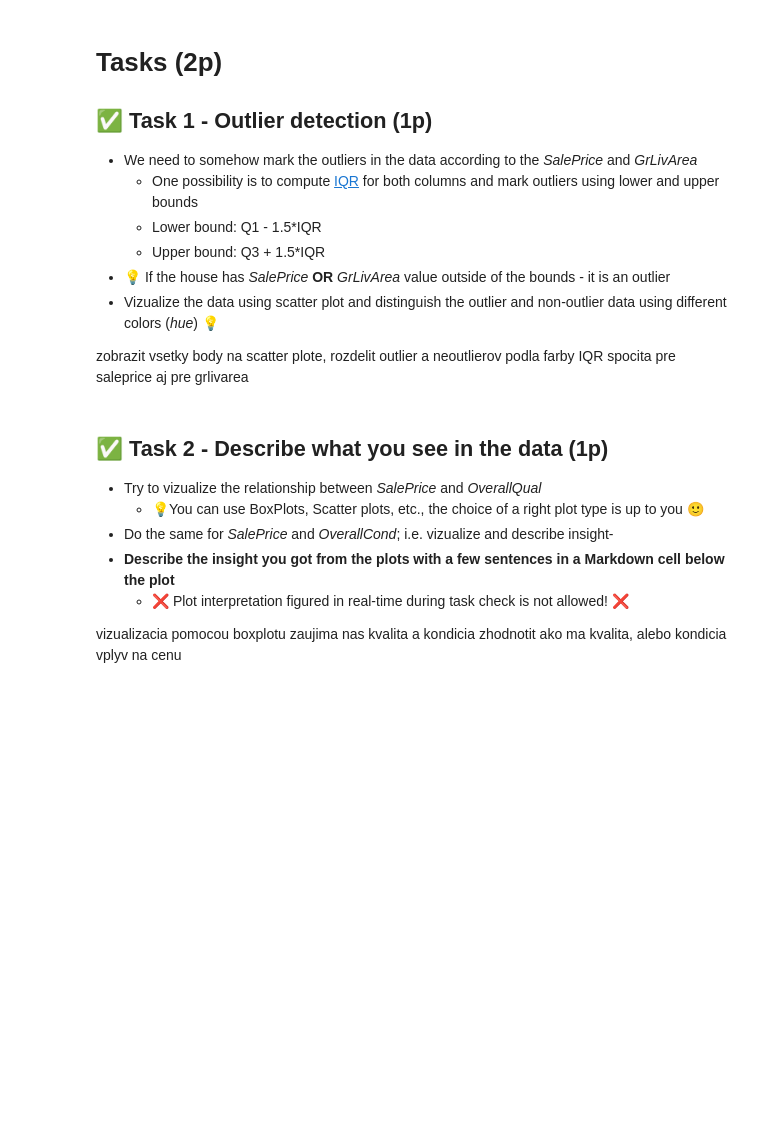
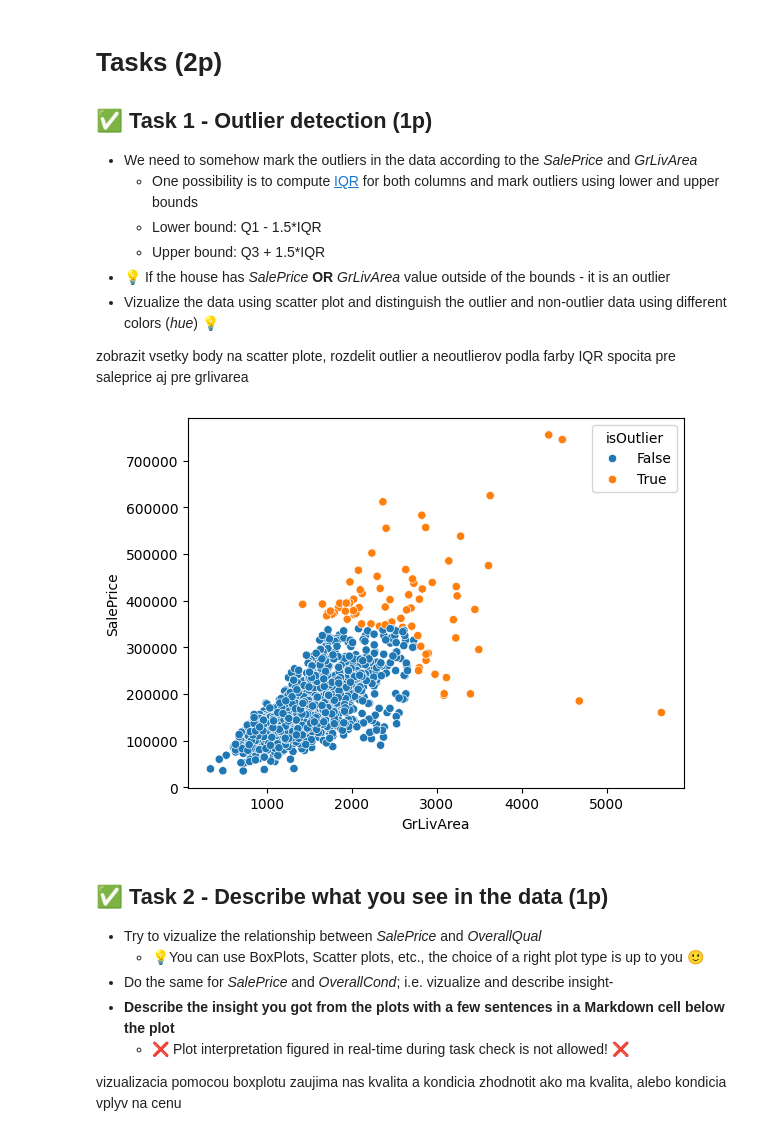
Before and after one commit to BloodyFace555666/ZSU, a Jupyter notebook: fml_02.ipynb, the cells around one changed output. Drawn from its saved outputs; the diff is of its cells as text; code cells hidden in the pictures; blank space fills up the shorter version.

```diff
--- a/fml_02.ipynb
+++ b/fml_02.ipynb
@@ -414,3 +415,29 @@ iqr_saleprice
+# %%
+# Task 1
+# compute saleprice IQR
+saleprice_q3 = df['SalePrice'].quantile(0.75)
+saleprice_q1 = df['SalePrice'].quantile(0.25)
+iqr_saleprice = saleprice_q3 - saleprice_q1
+
+saleprice_lower_bound = saleprice_q1 - 1.5 * iqr_saleprice
+saleprice_upper_bound = saleprice_q3 + 1.5 * iqr_saleprice
+
+# compute living area IQR
+livingar_q3 = df['GrLivArea'].quantile(0.75)
+livingar_q1 = df['GrLivArea'].quantile(0.25)
+iqr_livingar = livingar_q3 - livingar_q1
+
+livingar_lower_bound = livingar_q1 - 1.5 * iqr_livingar
+livingar_upper_bound = livingar_q3 + 1.5 * iqr_livingar
+
+# add a column in the table
+df['isOutlier'] = (df['SalePrice'] < saleprice_lower_bound) | (df['SalePrice'] > saleprice_upper_bound) | (df['GrLivArea'] < livingar_lower_bound) | (df['GrLivArea'] > livingar_upper_bound)
+
+# show plot
+sns.scatterplot(data=df, x='GrLivArea', y='SalePrice', hue='isOutlier')
+plt.show()
+# %% [output]
+[figure, added]
 # %% [markdown]
 ## ✅ Task 2 - Describe what you see in the data (1p)
 - Try to vizualize the relationship between *SalePrice* and *OverallQual*
```
Also changed, not shown: parts of 6 cells of this notebook.
